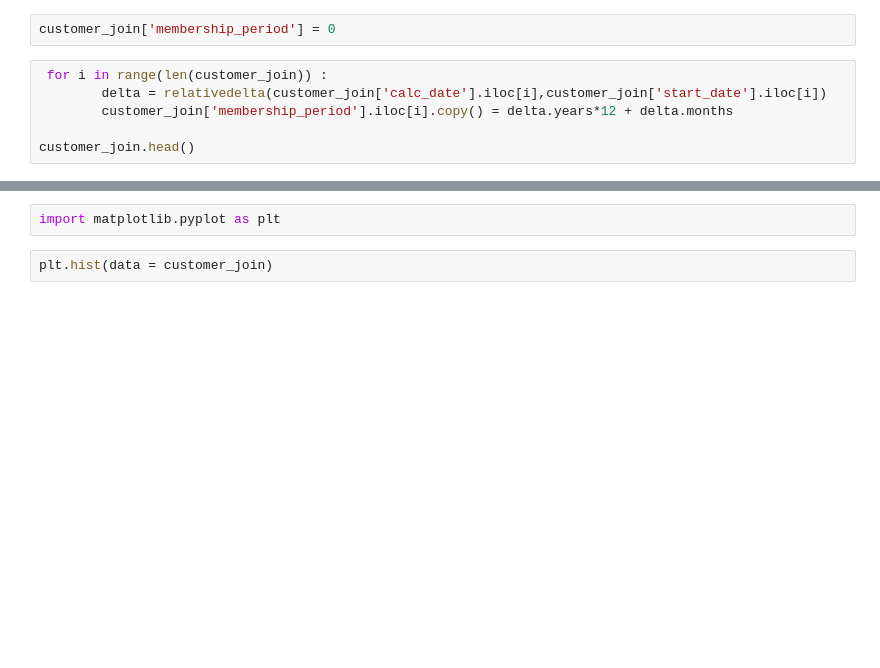
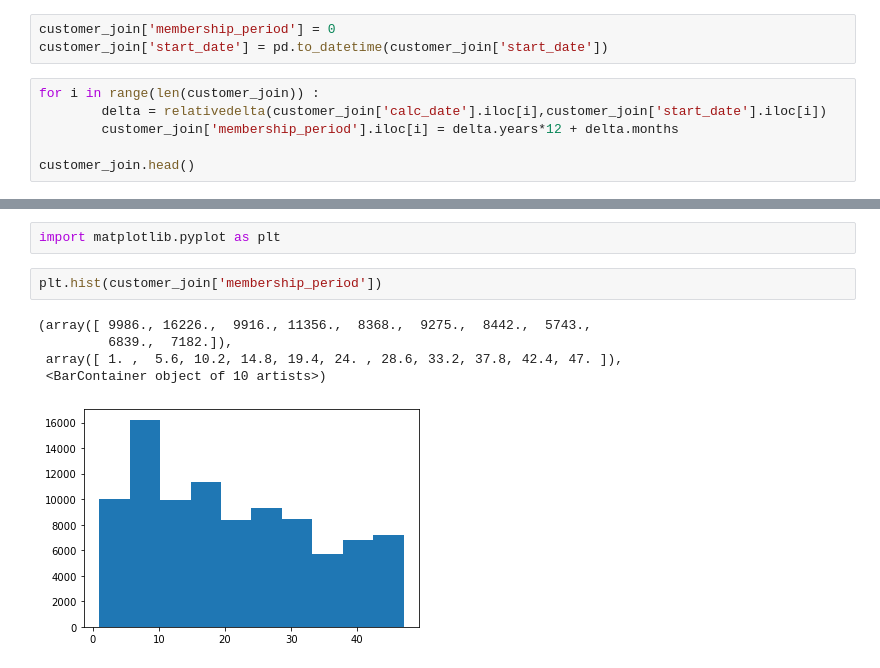
Before and after one commit to Hyehang/python_technique100, a Jupyter notebook: 03/03고객의 전체모습을 파악하는 테크닉 10.ipynb, the cells around one changed output, grey strips where cells are left out. Drawn from its saved outputs; the diff is of its cells as text; blank space fills up the shorter version.

```diff
--- a/03/03고객의 전체모습을 파악하는 테크닉 10.ipynb
+++ b/03/03고객의 전체모습을 파악하는 테크닉 10.ipynb
@@ -274,9 +275,10 @@ customer_join['calc_date'] = customer_join['end_date']
 customer_join['calc_date'] = customer_join['calc_date'].fillna(pd.to_datetime('20190430'))
 # %%
 customer_join['membership_period'] = 0
+customer_join['start_date'] = pd.to_datetime(customer_join['start_date'])
 # %%
- for i in range(len(customer_join)) :
+for i in range(len(customer_join)) :
         delta = relativedelta(customer_join['calc_date'].iloc[i],customer_join['start_date'].iloc[i])
-        customer_join['membership_period'].iloc[i].copy() = delta.years*12 + delta.months
+        customer_join['membership_period'].iloc[i] = delta.years*12 + delta.months
 
 customer_join.head()
@@ -302,4 +311,10 @@ Name: customer_id, dtype: int64
 # %%
 import matplotlib.pyplot as plt
 # %%
-plt.hist(data = customer_join)
+plt.hist(customer_join['membership_period'])
+# %% [output]
+(array([ 9986., 16226.,  9916., 11356.,  8368.,  9275.,  8442.,  5743.,
+         6839.,  7182.]),
+ array([ 1. ,  5.6, 10.2, 14.8, 19.4, 24. , 28.6, 33.2, 37.8, 42.4, 47. ]),
+ <BarContainer object of 10 artists>)
+[figure, added]
```
Also changed, not shown: parts of 5 cells of this notebook.
